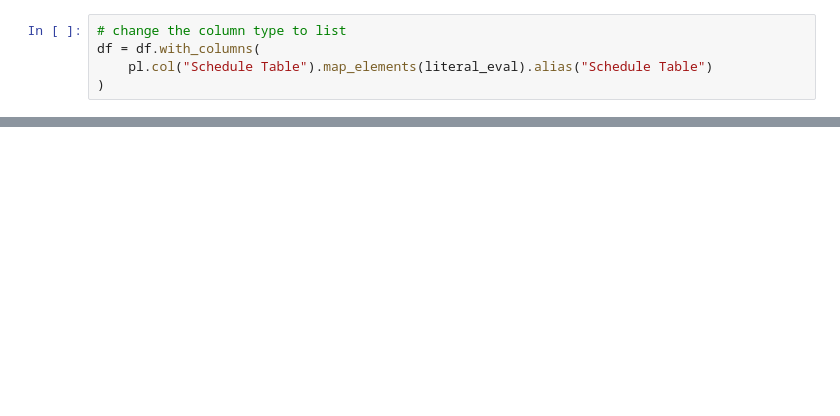
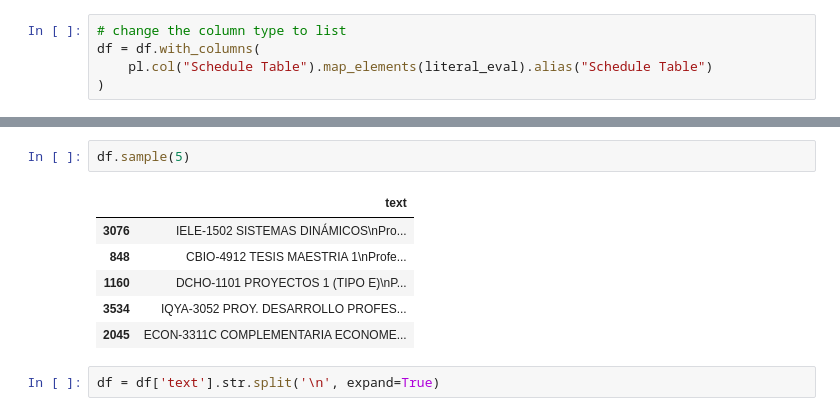
Before and after one commit to Sayala100/Thesis-SmartCampusVisualization, a Jupyter notebook: backend/notebooks/data_processing.ipynb, the cells around one changed output, grey strips where cells are left out. Drawn from its saved outputs; the diff is of its cells as text; blank space fills up the shorter version.

```diff
--- a/backend/notebooks/data_processing.ipynb
+++ b/backend/notebooks/data_processing.ipynb
@@ -204,0 +212,11 @@ shape: (10, 7)
+# %%
+df.sample(5)
+# %% [output]
+|  | text |
+| 3076 | IELE-1502 SISTEMAS DINÁMICOS\nPro... |
+| 848 | CBIO-4912 TESIS MAESTRIA 1\nProfe... |
+| 1160 | DCHO-1101 PROYECTOS 1 (TIPO E)\nP... |
+| 3534 | IQYA-3052 PROY. DESARROLLO PROFES... |
+| 2045 | ECON-3311C COMPLEMENTARIA ECONOME... |
+# %%
+df = df['text'].str.split('\n', expand=True)
```
Also changed, not shown: parts of 9 cells of this notebook, 2 other files.
